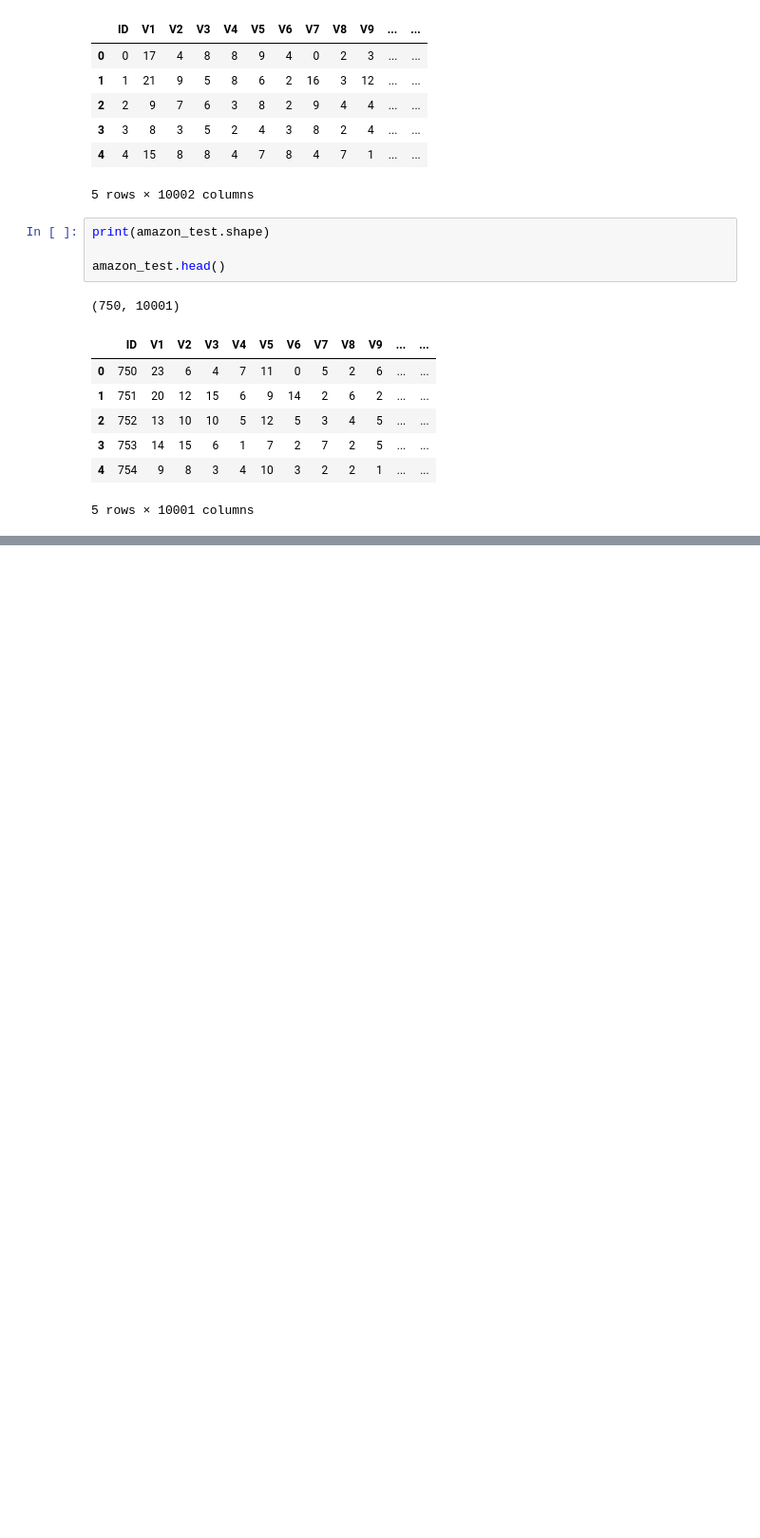
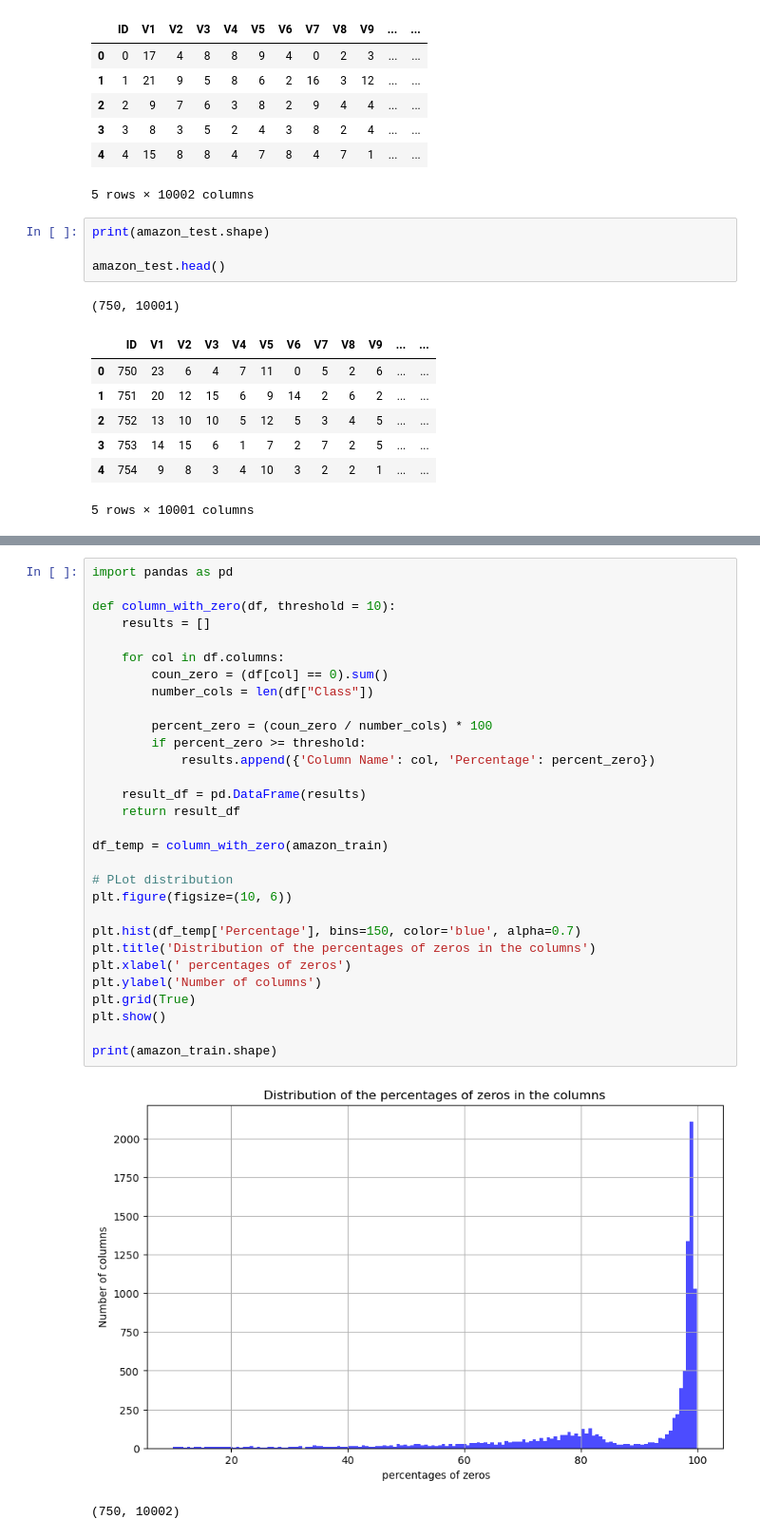
Before and after one commit to paulhoenes/ml_ss24, a Jupyter notebook: Amazon_reviews.ipynb, the cells around one changed output, grey strips where cells are left out. Shown at 95% size. Cells and saved outputs as stored; diff of their text form; blank space fills up the shorter version.

```diff
--- a/Amazon_reviews.ipynb
+++ b/Amazon_reviews.ipynb
@@ -44,0 +49,33 @@ amazon_test.head()
+# %%
+import pandas as pd
+
+def column_with_zero(df, threshold = 10):
+    results = []
+
+    for col in df.columns:
+        coun_zero = (df[col] == 0).sum()
+        number_cols = len(df["Class"])
+
+        percent_zero = (coun_zero / number_cols) * 100
+        if percent_zero >= threshold:
+            results.append({'Column Name': col, 'Percentage': percent_zero})
+
+    result_df = pd.DataFrame(results)
+    return result_df
+
+df_temp = column_with_zero(amazon_train)
+
+# PLot distribution
+plt.figure(figsize=(10, 6))
+
+plt.hist(df_temp['Percentage'], bins=150, color='blue', alpha=0.7)
+plt.title('Distribution of the percentages of zeros in the columns')
+plt.xlabel(' percentages of zeros')
+plt.ylabel('Number of columns')
+plt.grid(True)
+plt.show()
+
+print(amazon_train.shape)
+# %% [output]
+[figure, added]
+(750, 10002)
```
Also changed, not shown: parts of 60 cells of this notebook.
